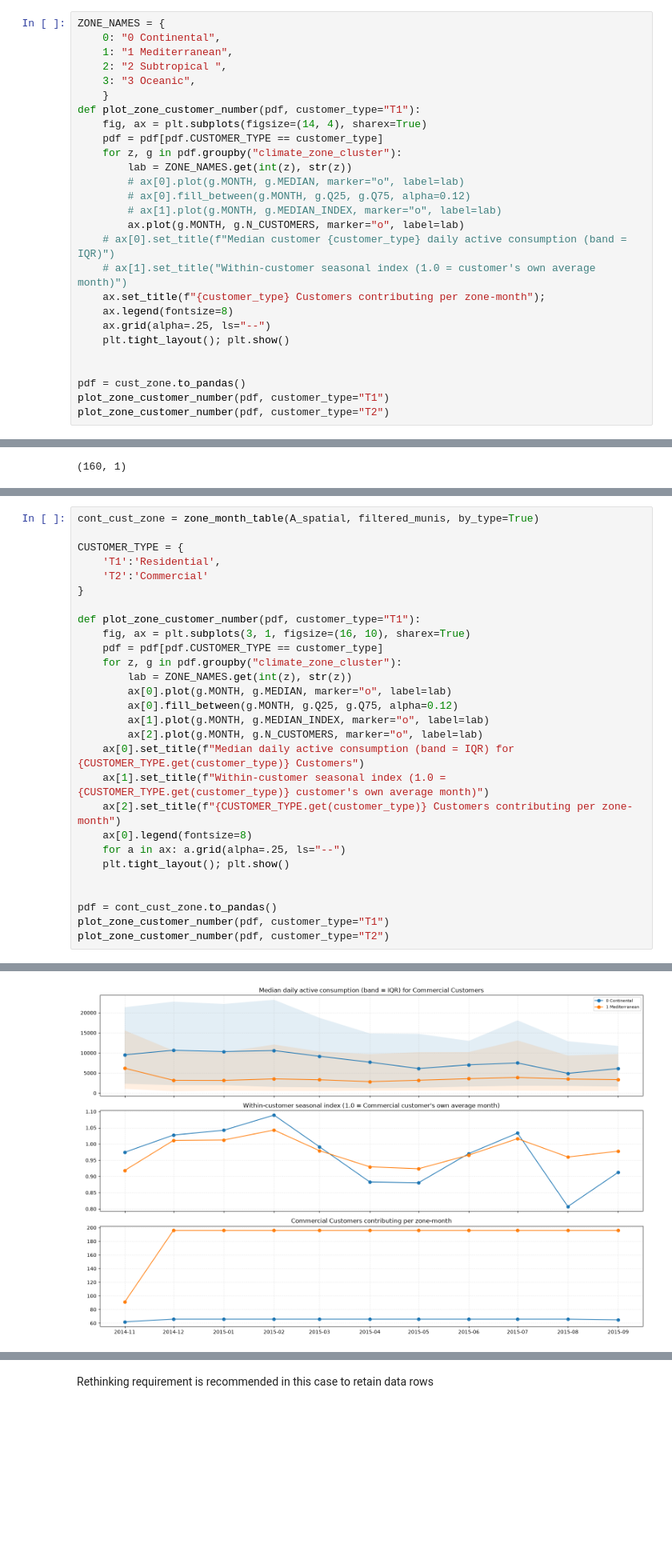
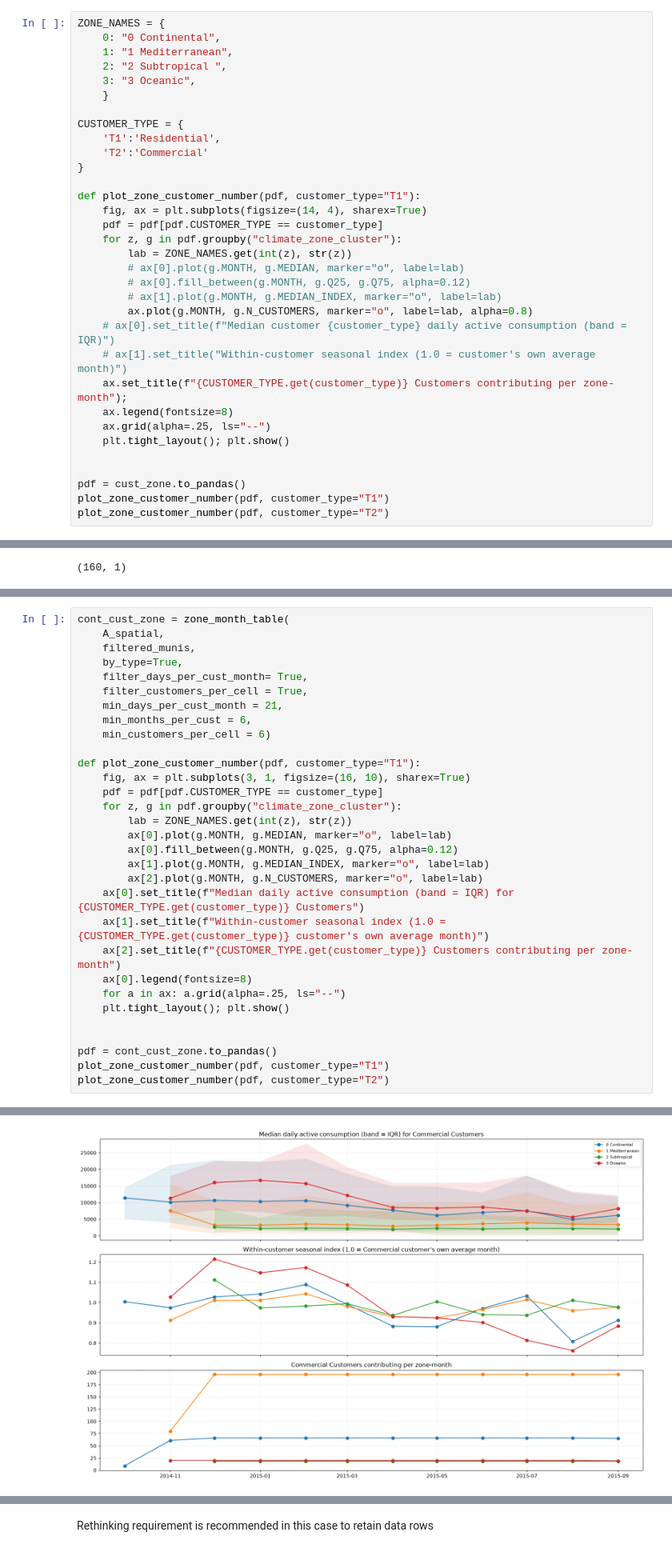
Before and after one commit to reem-naji/potential-fortnight, a Jupyter notebook: notebooks/data_analysis.ipynb, the cells around one changed output, grey strips where cells are left out. Shown at 80% size. Drawn from its saved outputs; the diff is of its cells as text; blank space fills up the shorter version.

```diff
--- a/notebooks/data_analysis.ipynb
+++ b/notebooks/data_analysis.ipynb
@@ -1079,6 +1112,12 @@ ZONE_NAMES = {
     2: "2 Subtropical ",
     3: "3 Oceanic",
     }
+
+CUSTOMER_TYPE = {
+    'T1':'Residential',
+    'T2':'Commercial'
+}
+
 def plot_zone_customer_number(pdf, customer_type="T1"):
     fig, ax = plt.subplots(figsize=(14, 4), sharex=True)
     pdf = pdf[pdf.CUSTOMER_TYPE == customer_type]
@@ -1087,10 +1126,10 @@ def plot_zone_customer_number(pdf, customer_type="T1"):
         # ax[0].plot(g.MONTH, g.MEDIAN, marker="o", label=lab)
         # ax[0].fill_between(g.MONTH, g.Q25, g.Q75, alpha=0.12)
         # ax[1].plot(g.MONTH, g.MEDIAN_INDEX, marker="o", label=lab)
-        ax.plot(g.MONTH, g.N_CUSTOMERS, marker="o", label=lab)
+        ax.plot(g.MONTH, g.N_CUSTOMERS, marker="o", label=lab, alpha=0.8)
     # ax[0].set_title(f"Median customer {customer_type} daily active consumption (band = IQR)")
     # ax[1].set_title("Within-customer seasonal index (1.0 = customer's own average month)")
-    ax.set_title(f"{customer_type} Customers contributing per zone-month");
+    ax.set_title(f"{CUSTOMER_TYPE.get(customer_type)} Customers contributing per zone-month");
     ax.legend(fontsize=8)
     ax.grid(alpha=.25, ls="--")
     plt.tight_layout(); plt.show()
@@ -1335,12 +1374,15 @@ shape: (5, 96)
 | 36490 | 2015-05-03 | 11863 | 0 | 9894 | 0 | 8536 | 0 | 7810 | ... |
 | 45977 | 2015-08-23 | 22559 | 0 | 21280 | 0 | 20386 | 0 | 20092 | ... |
 # %%
-cont_cust_zone = zone_month_table(A_spatial, filtered_munis, by_type=True)
-
-CUSTOMER_TYPE = {
-    'T1':'Residential',
-    'T2':'Commercial'
-}
+cont_cust_zone = zone_month_table(
+    A_spatial,
+    filtered_munis,
+    by_type=True,
+    filter_days_per_cust_month= True,
+    filter_customers_per_cell = True,
+    min_days_per_cust_month = 21,
+    min_months_per_cust = 6,
+    min_customers_per_cell = 6)
 
 def plot_zone_customer_number(pdf, customer_type="T1"):
     fig, ax = plt.subplots(3, 1, figsize=(16, 10), sharex=True)
@@ -1367,4 +1409,4 @@ plot_zone_customer_number(pdf, customer_type="T2")
-[figure, old version]
+[figure, new version]
 # %%
 import plotly.express as px
 
```
Also changed, not shown: parts of 10 cells of this notebook.
